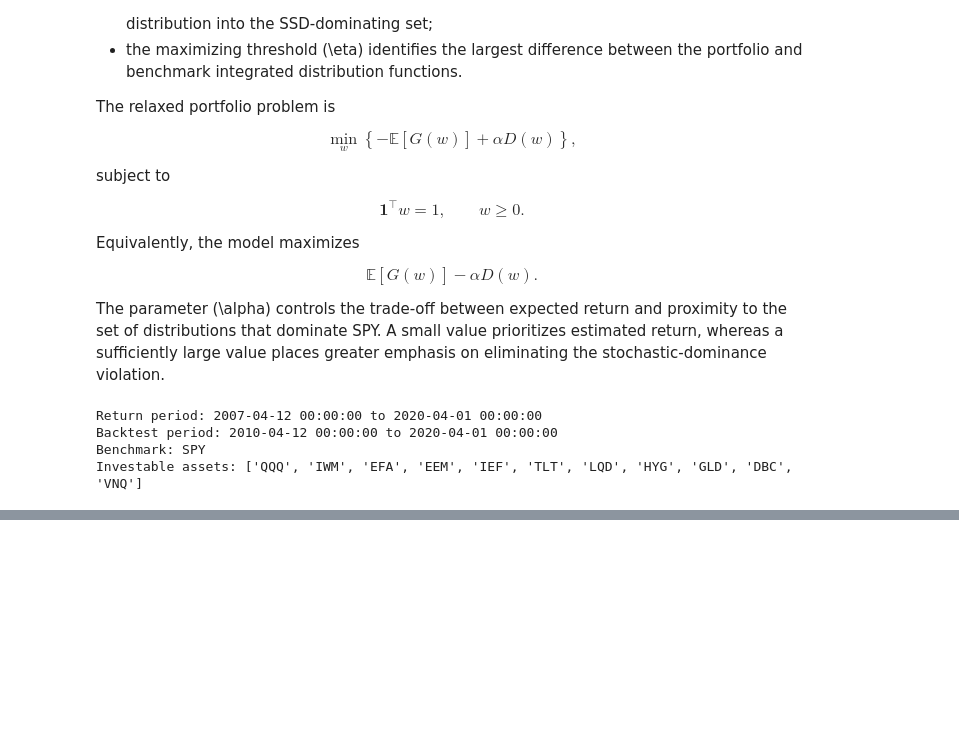
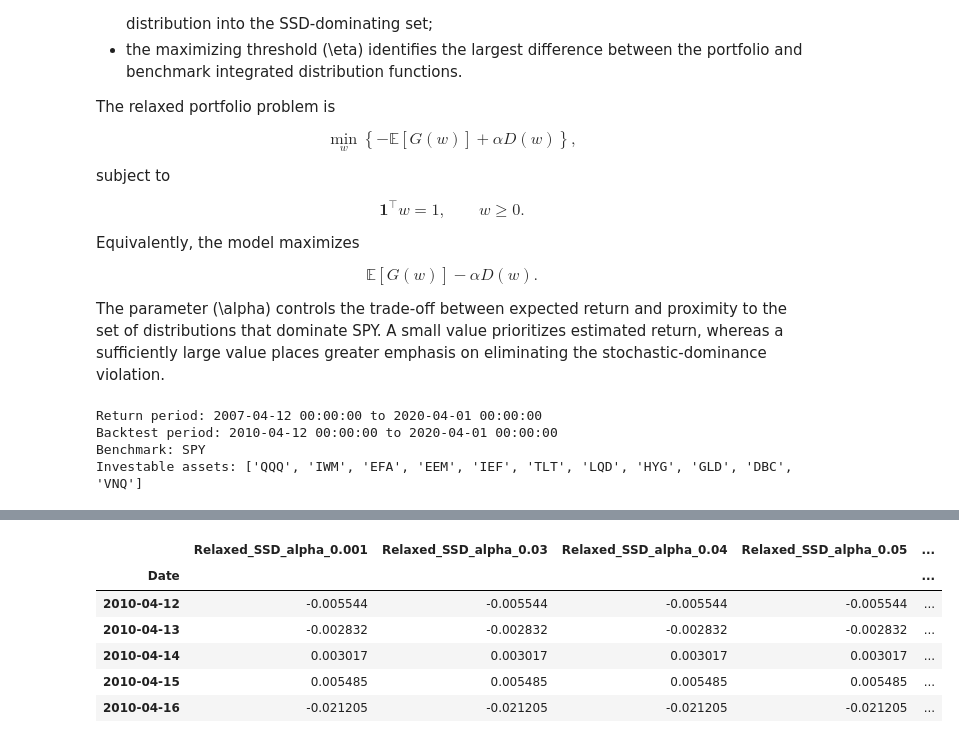
Before and after one commit to HoshizoraR0905/Portfolio_Optimization, a Jupyter notebook: notebooks/08_relaxed_stochastic_dominance.ipynb, the cells around one changed output, grey strips where cells are left out. Drawn from its saved outputs; the diff is of its cells as text; code cells hidden in the pictures; blank space fills up the shorter version.

```diff
--- a/notebooks/08_relaxed_stochastic_dominance.ipynb
+++ b/notebooks/08_relaxed_stochastic_dominance.ipynb
@@ -169,0 +1732,51 @@ Investable assets: ['QQQ', 'IWM', 'EFA', 'EEM', 'IEF', 'TLT', 'LQD', 'HYG', 'GLD
+# %%
+relaxed_ssd_returns = pd.concat(
+    {
+        (
+            f"Relaxed_SSD_alpha_"
+            f"{alpha:g}"
+        ): pd.concat(
+            rolling_daily_returns[alpha]
+        ).sort_index()
+
+        for alpha in BACKTEST_ALPHAS
+    },
+    axis=1,
+)
+
+relaxed_ssd_returns[
+    BENCHMARK_NAME
+] = returns.loc[
+    relaxed_ssd_returns.index,
+    BENCHMARK_NAME,
+]
+
+rolling_diagnostics = {
+    alpha: (
+        pd.DataFrame(
+            rolling_monthly_diagnostics[
+                alpha
+            ]
+        )
+        .set_index("Formation Date")
+        .sort_index()
+    )
+    for alpha in BACKTEST_ALPHAS
+}
+
+print(
+    "Realized return period:",
+    relaxed_ssd_returns.index.min(),
+    "to",
+    relaxed_ssd_returns.index.max(),
+)
+
+print(
+    "Return matrix shape:",
+    relaxed_ssd_returns.shape,
+)
+
+display(
+    relaxed_ssd_returns.head()
+)
+# %% [output]
@@ -169,0 +1785,7 @@ Investable assets: ['QQQ', 'IWM', 'EFA', 'EEM', 'IEF', 'TLT', 'LQD', 'HYG', 'GLD
+|  | Relaxed_SSD_alpha_0.001 | Relaxed_SSD_alpha_0.03 | Relaxed_SSD_alpha_0.04 | Relaxed_SSD_alpha_0.05 | ... |
+| Date |  |  |  |  | ... |
+| 2010-04-12 | -0.005544 | -0.005544 | -0.005544 | -0.005544 | ... |
+| 2010-04-13 | -0.002832 | -0.002832 | -0.002832 | -0.002832 | ... |
+| 2010-04-14 | 0.003017 | 0.003017 | 0.003017 | 0.003017 | ... |
+| 2010-04-15 | 0.005485 | 0.005485 | 0.005485 | 0.005485 | ... |
+| 2010-04-16 | -0.021205 | -0.021205 | -0.021205 | -0.021205 | ... |
```
Also changed, not shown: parts of 38 cells of this notebook, 4 other files.
